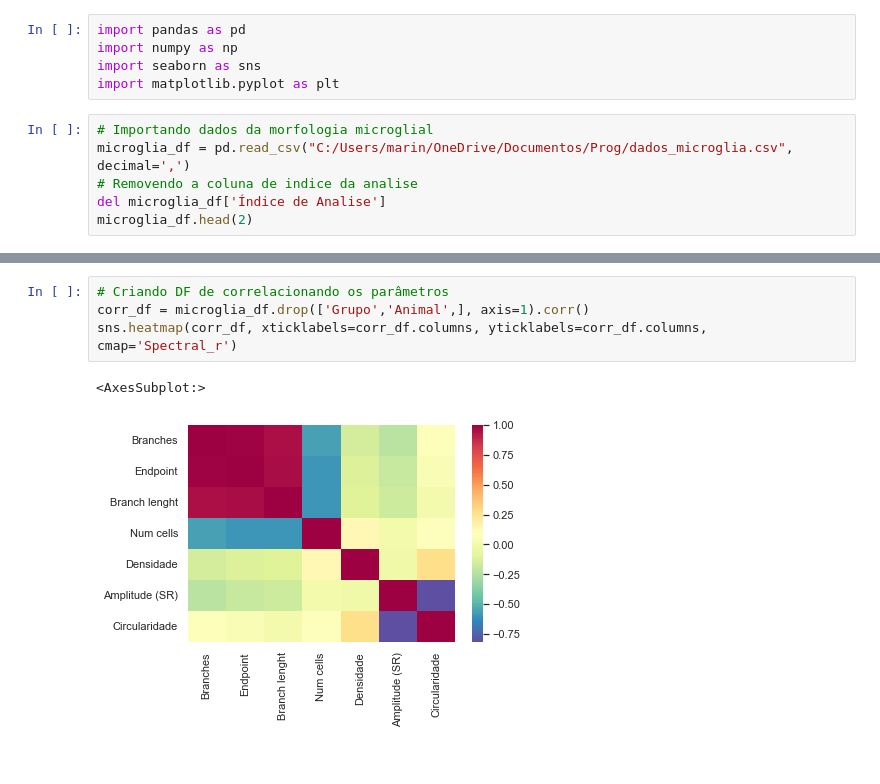
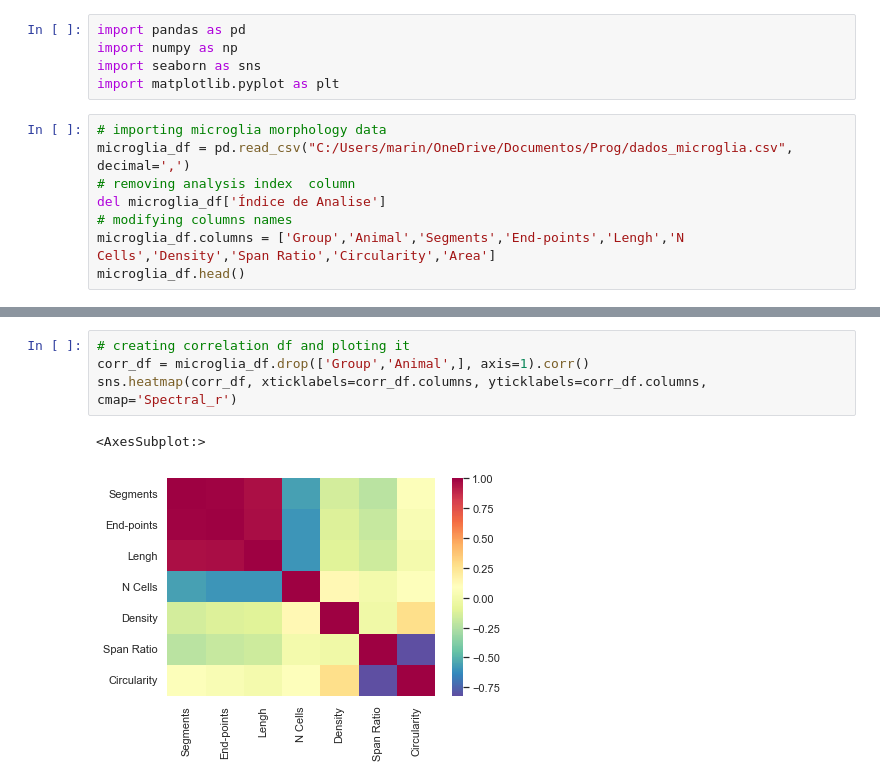
Before and after one commit to marinalemosc/prog_microglia, a Jupyter notebook: prog_microglia.ipynb, the cells around one changed output, grey strips where cells are left out. Cells and saved outputs as stored; diff of their text form.

Commit message:
Translating pt-br x eng, change colums, add par x par plot

```diff
--- a/prog_microglia.ipynb
+++ b/prog_microglia.ipynb
@@ -4,9 +4,11 @@ import numpy as np
 import seaborn as sns
 import matplotlib.pyplot as plt
 # %%
-# Importando dados da morfologia microglial
+# importing microglia morphology data
 microglia_df = pd.read_csv("C:/Users/marin/OneDrive/Documentos/Prog/dados_microglia.csv", decimal=',')
-# Removendo a coluna de indice da analise
+# removing analysis index  column
 del microglia_df['Índice de Analise']
-microglia_df.head(2)
+# modifying columns names
+microglia_df.columns = ['Group','Animal','Segments','End-points','Lengh','N Cells','Density','Span Ratio','Circularity','Area']
+microglia_df.head()
 # %% [output]
@@ -24,7 +51,7 @@ sns.stripplot(x=microglia_df['Grupo'], y=microglia_df['Num cells'],color='black'
 # %%
-# Criando DF de correlacionando os parâmetros
-corr_df = microglia_df.drop(['Grupo','Animal',], axis=1).corr()
+# creating correlation df and ploting it
+corr_df = microglia_df.drop(['Group','Animal',], axis=1).corr()
 sns.heatmap(corr_df, xticklabels=corr_df.columns, yticklabels=corr_df.columns, cmap='Spectral_r')
 # %% [output]
 <AxesSubplot:>
-[figure, old version]
+[figure, new version]
```
Also changed, not shown: parts of 4 cells of this notebook.
